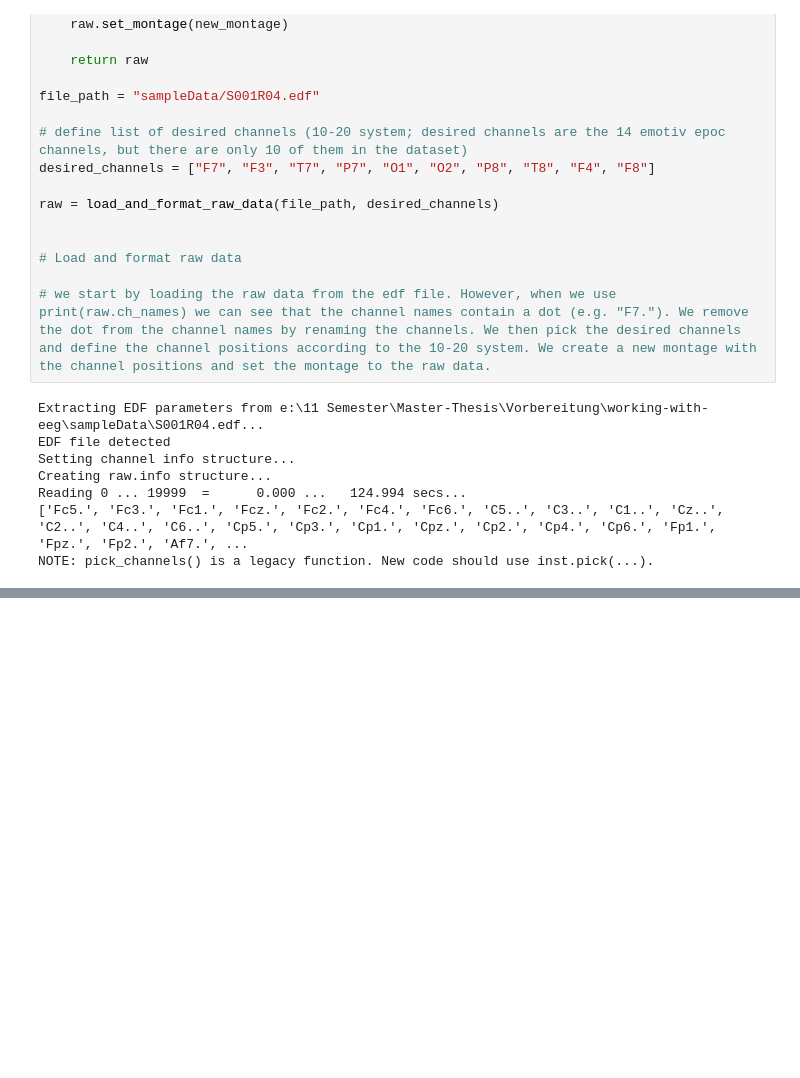
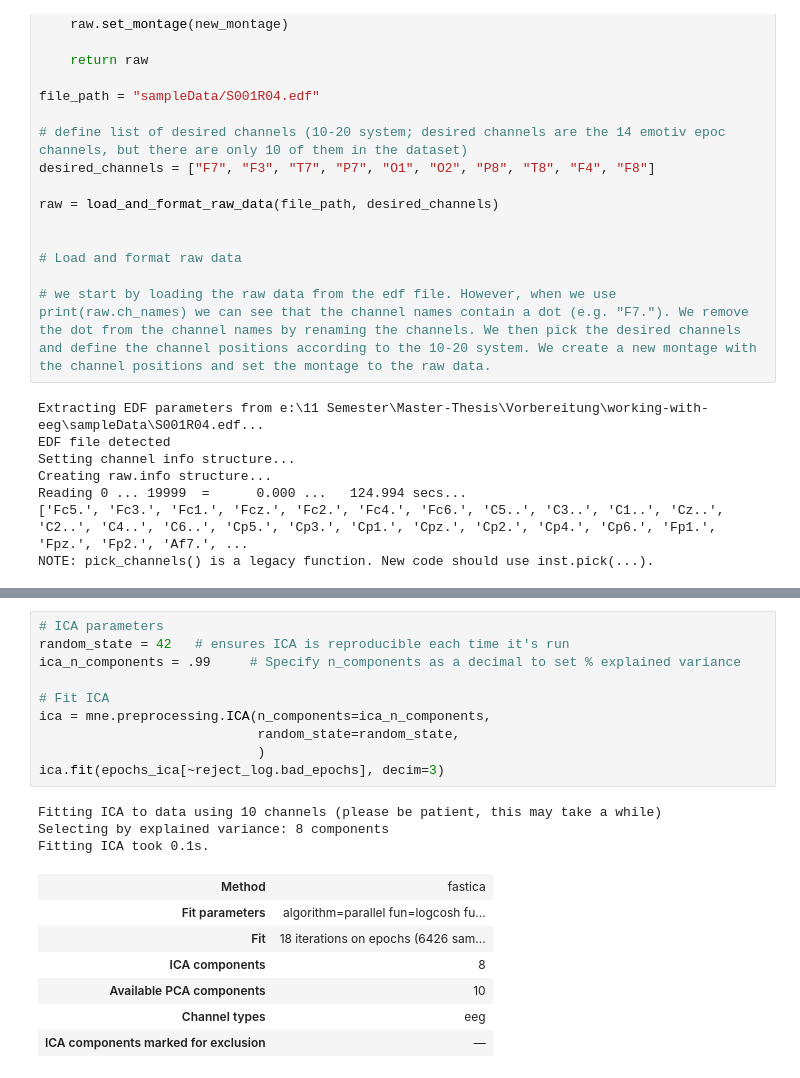
Before and after one commit to soerenpriess/working-with-eeg, a Jupyter notebook: main.ipynb, the cells around one changed output, grey strips where cells are left out. Saved outputs shown, nothing was run; the diff lists cells and outputs as text; blank space fills up the shorter version.

```diff
--- a/main.ipynb
+++ b/main.ipynb
@@ -104,0 +168,21 @@ The PSD analysis shows how the energy (power) of an EEG signal is distributed ov
+# %%
+# ICA parameters
+random_state = 42   # ensures ICA is reproducible each time it's run
+ica_n_components = .99     # Specify n_components as a decimal to set % explained variance
+
+# Fit ICA
+ica = mne.preprocessing.ICA(n_components=ica_n_components,
+                            random_state=random_state,
+                            )
+ica.fit(epochs_ica[~reject_log.bad_epochs], decim=3)
+# %% [output]
+Fitting ICA to data using 10 channels (please be patient, this may take a while)
+Selecting by explained variance: 8 components
+Fitting ICA took 0.1s.
+| Method | fastica |
+| Fit parameters | algorithm=parallel fun=logcosh fu... |
+| Fit | 18 iterations on epochs (6426 sam... |
+| ICA components | 8 |
+| Available PCA components | 10 |
+| Channel types | eeg |
+| ICA components marked for exclusion | — |
```
Also changed, not shown: parts of 6 cells of this notebook.
